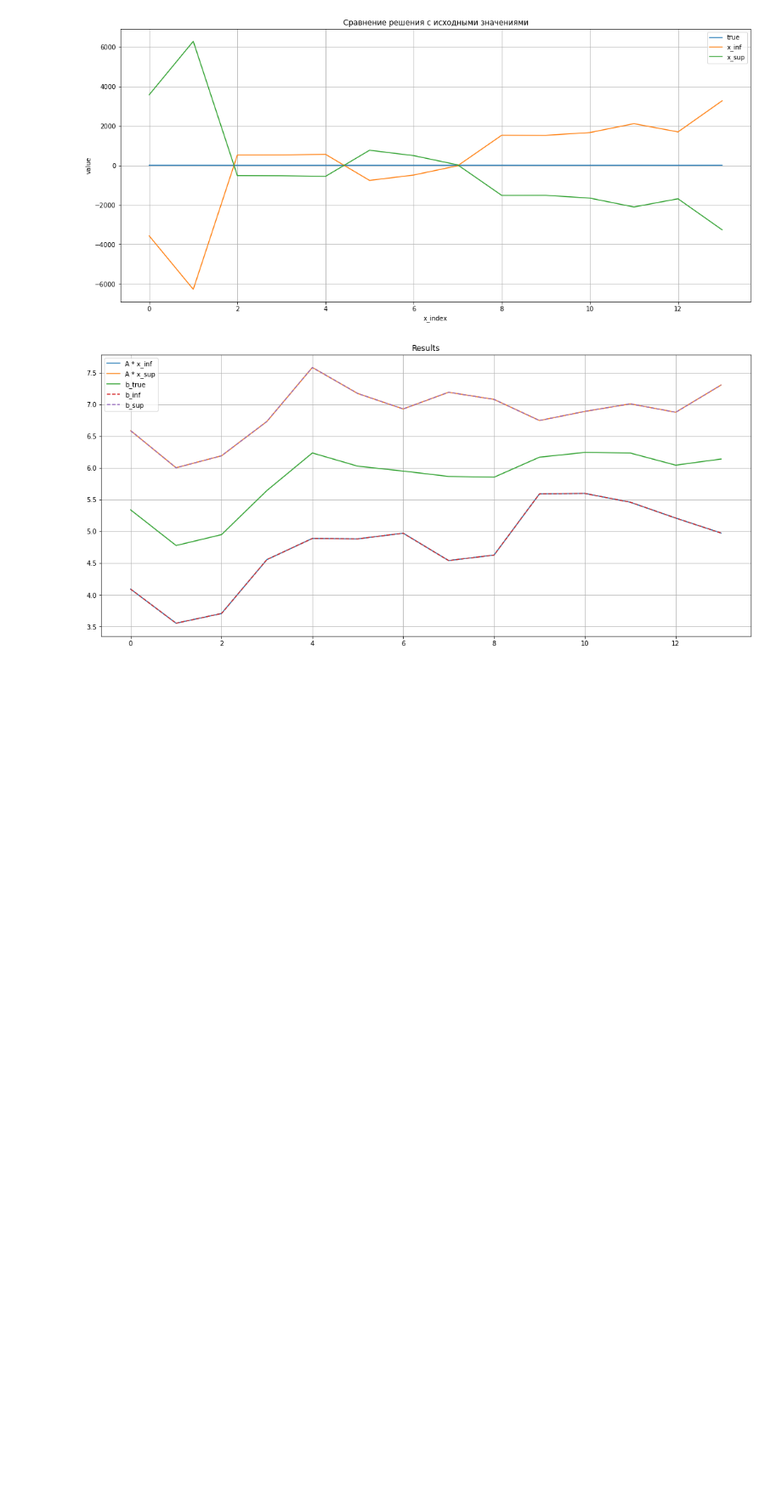
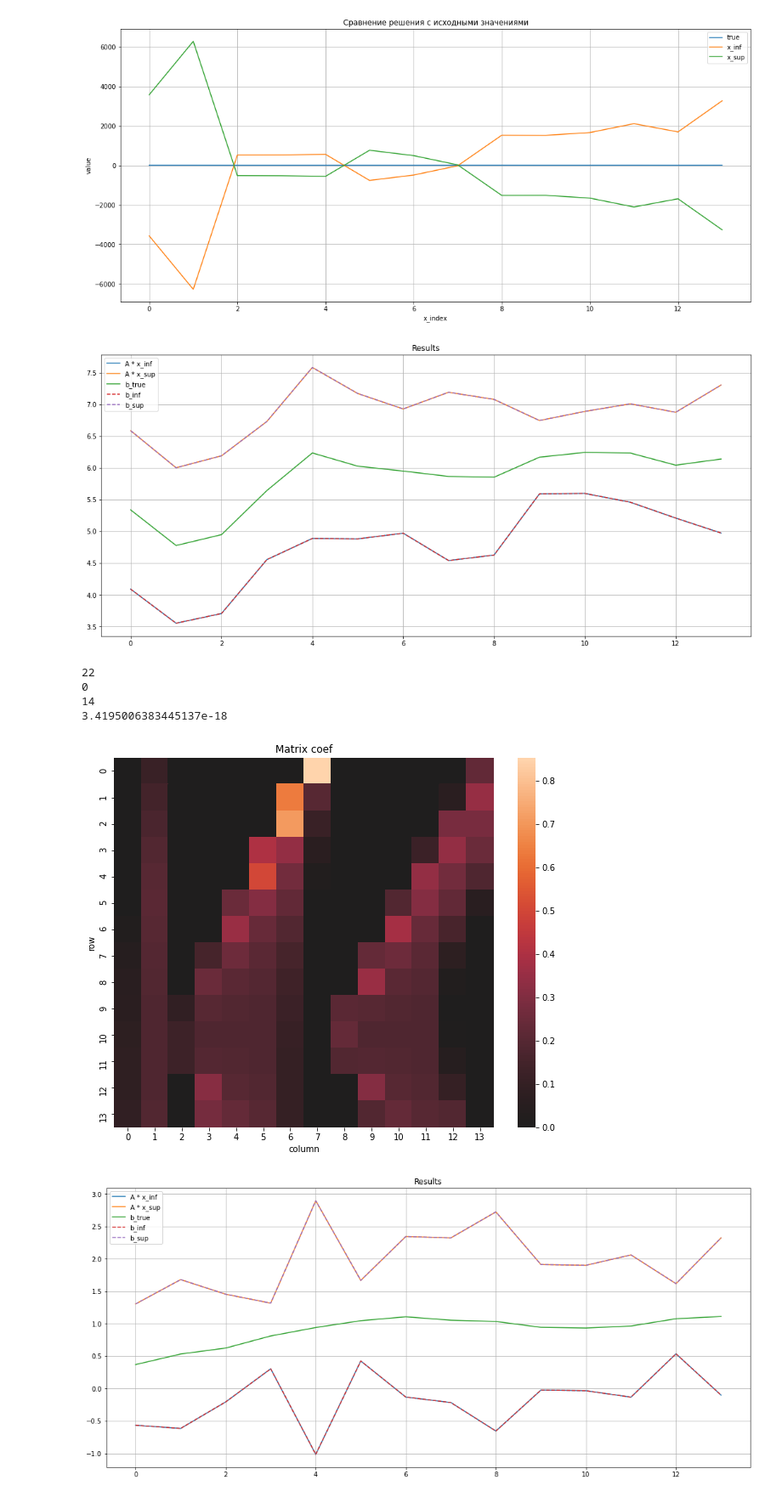
Before and after one commit to YudzhinNSK/VK_labs, a Jupyter notebook: lab5/lab5.ipynb, the cells around one changed output. Shown at 85% size. Saved outputs shown, nothing was run; the diff lists cells and outputs as text; code cells hidden in the pictures; blank space fills up the shorter version.

```diff
--- a/lab5/lab5.ipynb
+++ b/lab5/lab5.ipynb
@@ -421,0 +450,51 @@ solve3(A, 15)
+# %%
+def interval_right_part(b):
+    n = b.shape[0]
+    rads = np.random.uniform(low=0.5, high=2, size=n)  # generate radiuses for b
+    b_inf = b - rads  # make b interval
+    b_sup = b + rads
+    return b_inf, b_sup
+# %%
+def graphs3(b, x_sup, x_inf, A, b_inf, b_sup):
+    plt.figure(figsize=(18, 8))
+    plt.plot(np.dot(A, x_inf), label='A * x_inf')
+    plt.plot(np.dot(A, x_sup), label='A * x_sup')
+    plt.plot(b, label='b_true')
+    plt.plot(b_inf, label='b_inf', ls='--')
+    plt.plot(b_sup, label='b_sup', ls='--')
+
+    plt.legend()
+    plt.title('Results')
+    plt.grid()
+    plt.show()
+# %%
+def solve4(matrix, size=18):
+
+    A, row = find_matrix(matrix, size)
+
+    print(np.linalg.det(A))
+
+    heatMap(A)
+
+    b = read_right_part()
+
+    b = b[row:row+A.shape[0]]
+
+    b_inf, b_sup = interval_right_part(b)
+
+
+    x_inf, x_sup = (solve(A, b_inf, b_sup))
+
+    #graphs(x, x_inf, x_sup)
+
+    graphs3(b, x_sup, x_inf, A, b_inf, b_sup)
+# %%
+A = np.loadtxt(inputs[0])
+solve4(A)
+# %% [output]
+22
+0
+14
+3.4195006383445137e-18
+[figure, added]
+[figure, added]
```
Also changed, not shown: parts of 5 cells of this notebook.
